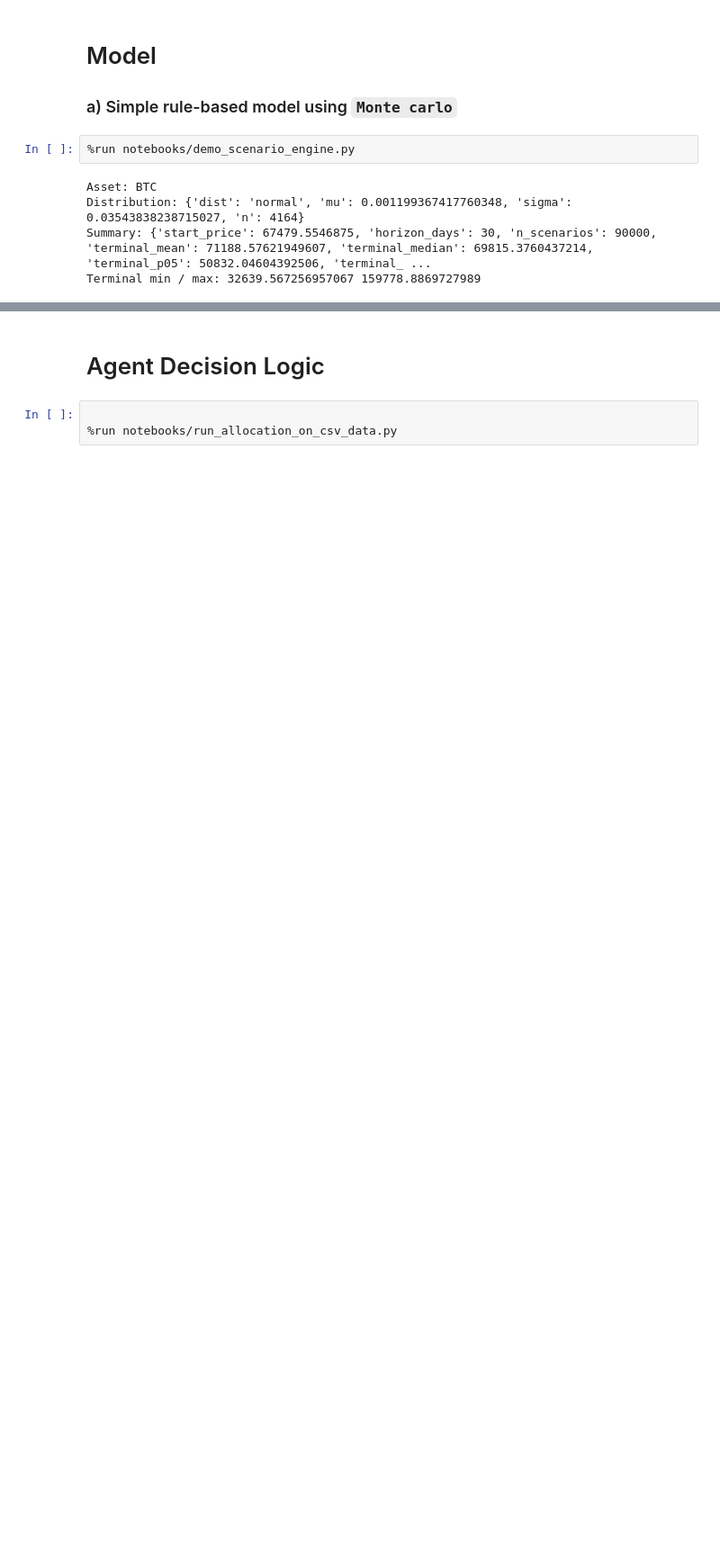
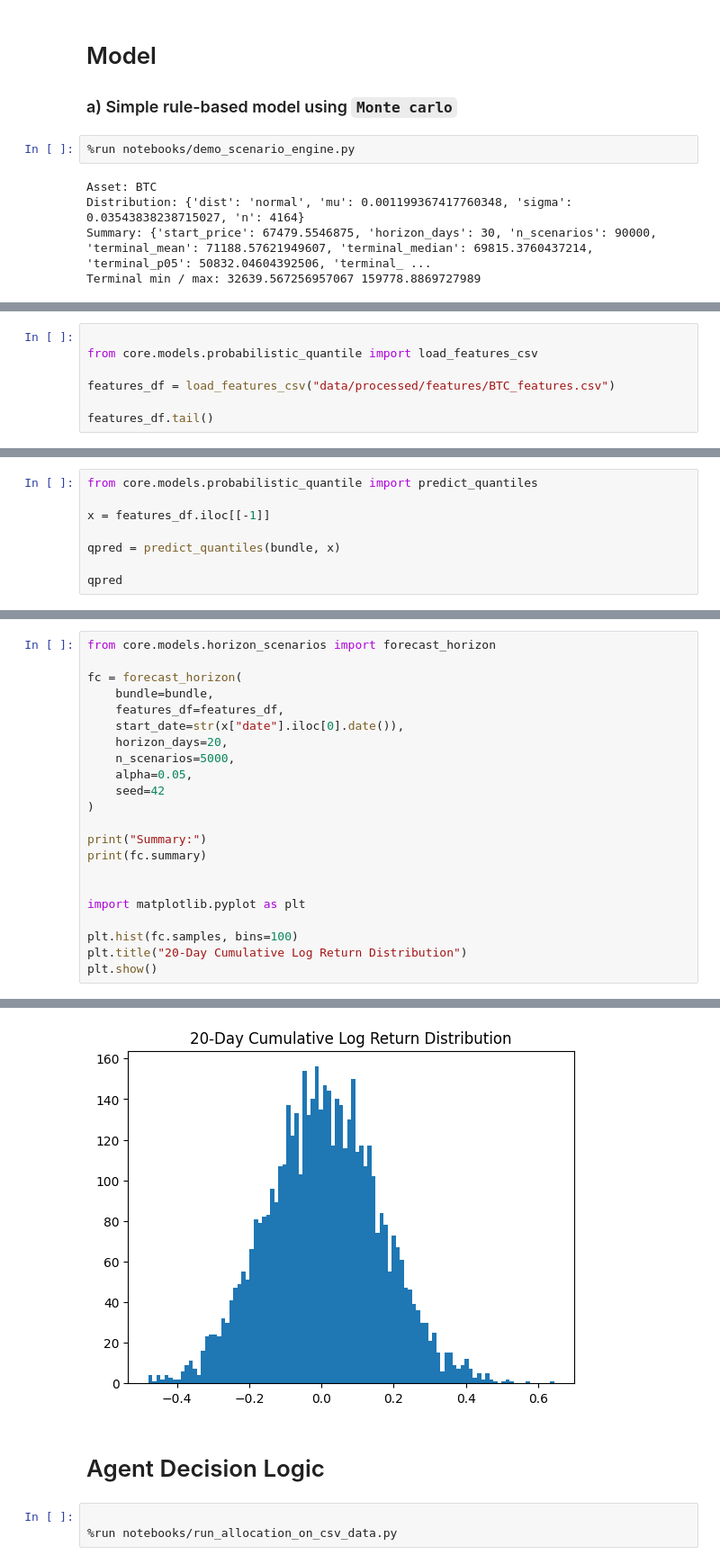
Before and after one commit to siagripsy/Agentic-Crypto-Return-Service, a Jupyter notebook: notebooks/demo_milestone2.ipynb, the cells around one changed output, grey strips where cells are left out. Shown at 90% size. Saved outputs shown, nothing was run; the diff lists cells and outputs as text; blank space fills up the shorter version.

```diff
--- a/notebooks/demo_milestone2.ipynb
+++ b/notebooks/demo_milestone2.ipynb
@@ -172,0 +223,7 @@ Terminal min / max: 32639.567256957067 159778.8869727989
+# %%
+
+from core.models.probabilistic_quantile import load_features_csv
+
+features_df = load_features_csv("data/processed/features/BTC_features.csv")
+
+features_df.tail()
@@ -172,0 +239,8 @@ Terminal min / max: 32639.567256957067 159778.8869727989
+# %%
+from core.models.probabilistic_quantile import predict_quantiles
+
+x = features_df.iloc[[-1]]
+
+qpred = predict_quantiles(bundle, x)
+
+qpred
@@ -172,0 +276,23 @@ Terminal min / max: 32639.567256957067 159778.8869727989
+# %%
+from core.models.horizon_scenarios import forecast_horizon
+
+fc = forecast_horizon(
+    bundle=bundle,
+    features_df=features_df,
+    start_date=str(x["date"].iloc[0].date()),
+    horizon_days=20,
+    n_scenarios=5000,
+    alpha=0.05,
+    seed=42
+)
+
+print("Summary:")
+print(fc.summary)
+
+
+import matplotlib.pyplot as plt
+
+plt.hist(fc.samples, bins=100)
+plt.title("20-Day Cumulative Log Return Distribution")
+plt.show()
+# %% [output]
@@ -173,3 +301,4 @@ Terminal min / max: 32639.567256957067 159778.8869727989
+[figure, added]
 # %% [markdown]
 # Agent Decision Logic
 # %%
```
Also changed, not shown: parts of 13 cells of this notebook, 10 other files.
